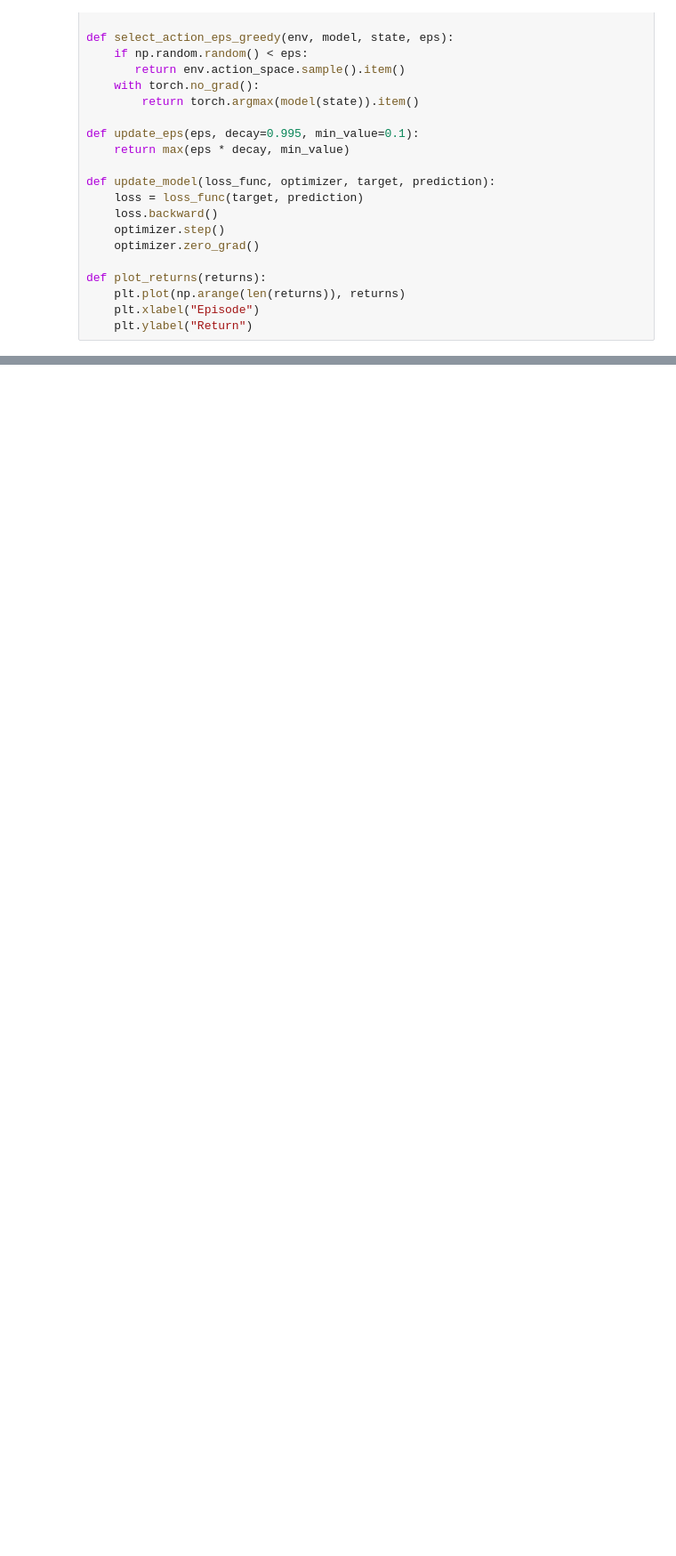
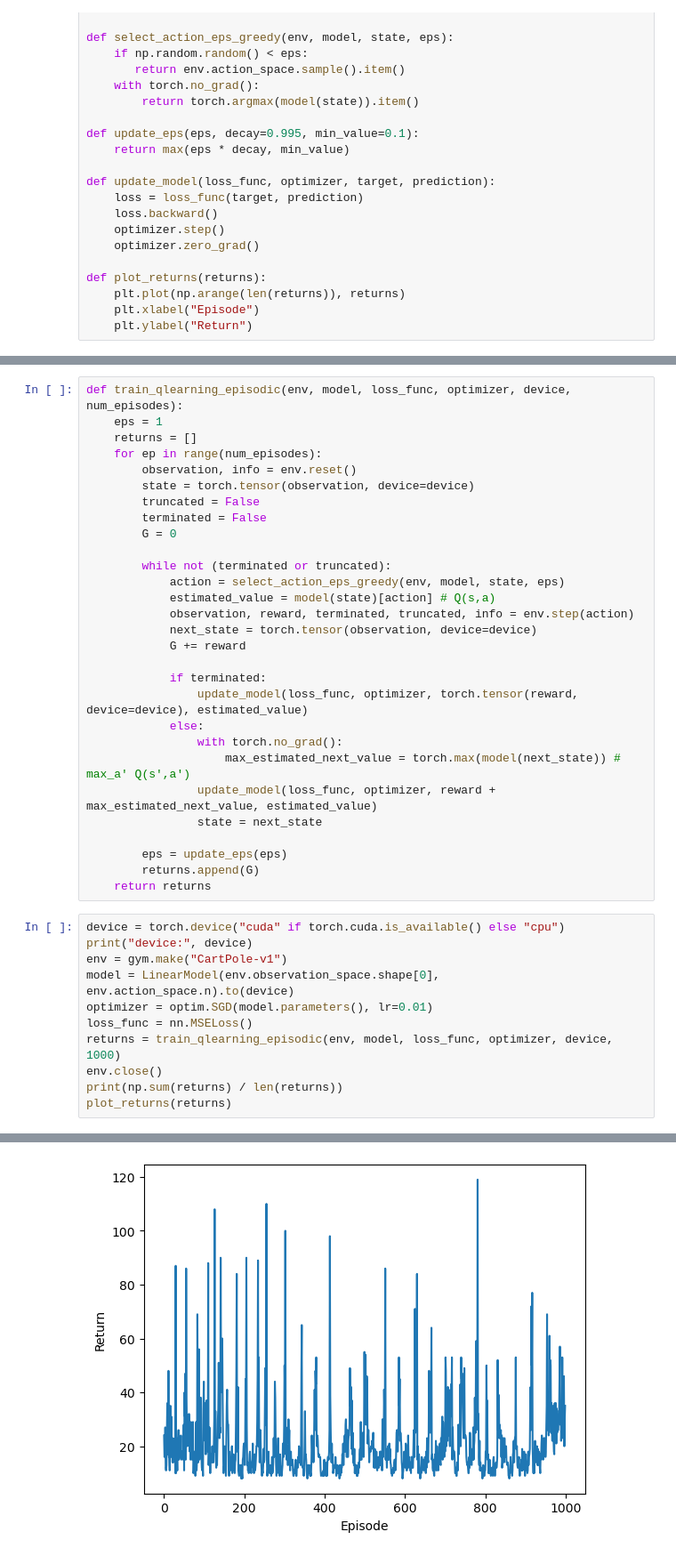
Before and after one commit to CarlFredriksson/rl-gymnasium-training, a Jupyter notebook: CartPole/cart_pole.ipynb, the cells around one changed output, grey strips where cells are left out. Shown: that part at 89% size. Cells and saved outputs as stored; diff of their text form; blank space fills up the shorter version.

Commit message:
Worked on CartPole

```diff
--- a/CartPole/cart_pole.ipynb
+++ b/CartPole/cart_pole.ipynb
@@ -116,0 +117,41 @@ device: cuda
+# %%
+def train_qlearning_episodic(env, model, loss_func, optimizer, device, num_episodes):
+    eps = 1
+    returns = []
+    for ep in range(num_episodes):
+        observation, info = env.reset()
+        state = torch.tensor(observation, device=device)
+        truncated = False
+        terminated = False
+        G = 0
+
+        while not (terminated or truncated):
+            action = select_action_eps_greedy(env, model, state, eps)
+            estimated_value = model(state)[action] # Q(s,a)
+            observation, reward, terminated, truncated, info = env.step(action)
+            next_state = torch.tensor(observation, device=device)
+            G += reward
+
+            if terminated:
+                update_model(loss_func, optimizer, torch.tensor(reward, device=device), estimated_value)
+            else:
+                with torch.no_grad():
+                    max_estimated_next_value = torch.max(model(next_state)) # max_a' Q(s',a')
+                update_model(loss_func, optimizer, reward + max_estimated_next_value, estimated_value)
+                state = next_state
+
+        eps = update_eps(eps)
+        returns.append(G)
+    return returns
+# %%
+device = torch.device("cuda" if torch.cuda.is_available() else "cpu")
+print("device:", device)
+env = gym.make("CartPole-v1")
+model = LinearModel(env.observation_space.shape[0], env.action_space.n).to(device)
+optimizer = optim.SGD(model.parameters(), lr=0.01)
+loss_func = nn.MSELoss()
+returns = train_qlearning_episodic(env, model, loss_func, optimizer, device, 1000)
+env.close()
+print(np.sum(returns) / len(returns))
+plot_returns(returns)
+# %% [output]
@@ -116,0 +160 @@ device: cuda
+[figure, added]
```
Also changed, not shown: parts of 6 cells of this notebook.
